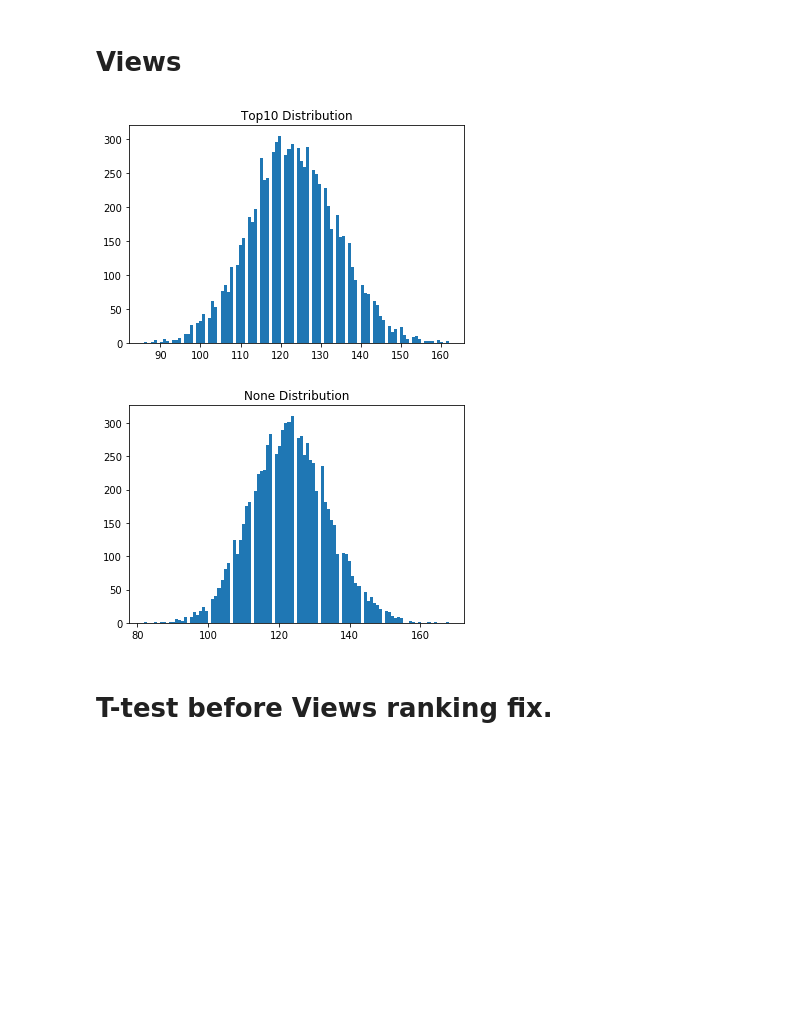
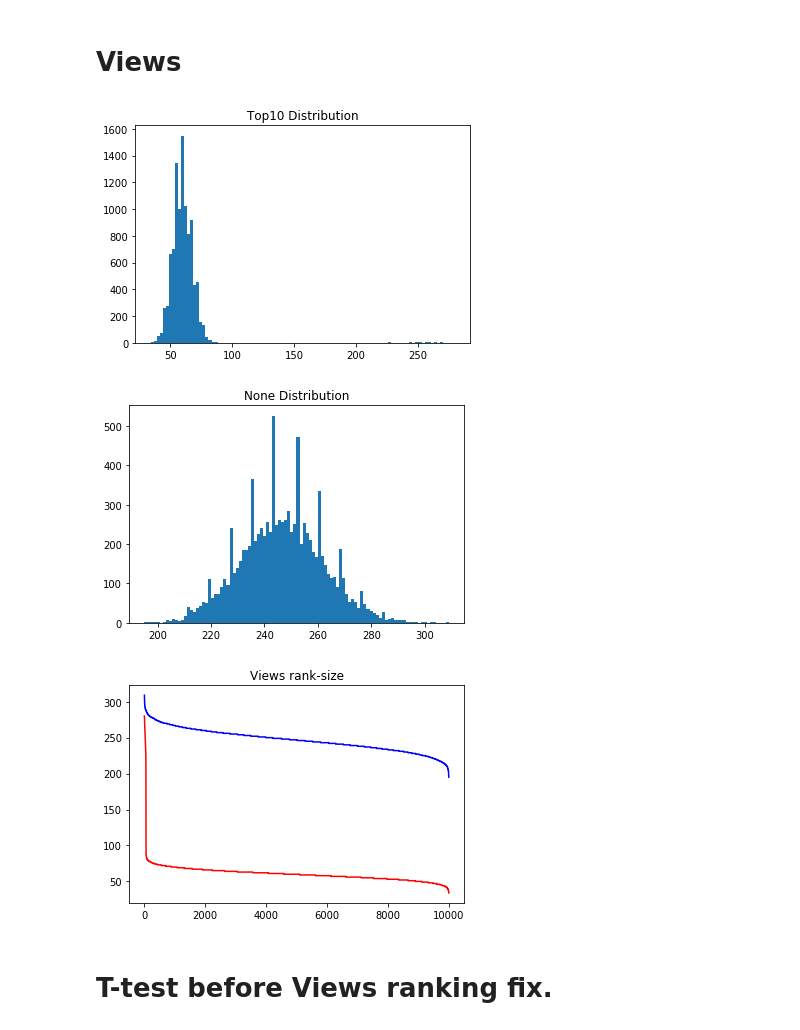
Before and after one commit to Andrelhu/Diversity-on-RecSys, a Jupyter notebook: Statistical Tests for Simulation Results.ipynb, the cells around one changed output. Cells and saved outputs as stored; diff of their text form; code cells hidden in the pictures; blank space fills up the shorter version.

```diff
--- a/Statistical Tests for Simulation Results.ipynb
+++ b/Statistical Tests for Simulation Results.ipynb
@@ -8,8 +8,8 @@ import matplotlib.pyplot as plt
 # %% [markdown]
 # Extract for T-test
 # %%
-population = 4000
-library = 800
+population = 10000
+library = 1000
 simulations = 10
 steps = 50
 filterbegins = 10
@@ -75,20 +76,28 @@ plt.show()
 # %%
 top10_v = get_parameter_filter(ifilter,1,df_top10)
 top10_v.sort(reverse=True)
 
 none_v = get_parameter_filter(ifilter,1,df_none)
 none_v.sort(reverse=True)
 
 plt.title('Top10 Distribution')
 plt.hist(top10_v,bins=100)
 plt.show()
 
 plt.title('None Distribution')
 plt.hist(none_v,bins=100)
 plt.show()
+
+none_v.sort(reverse=True)
+top10_v.sort(reverse=True)
+plt.plot(none_v,label='None',c='b')
+plt.plot(top10_v,label='None',c='r')
+plt.title('Views rank-size')
+plt.show()
 # %% [output]
-[figure, old version]
+[figure, new version]
-[figure, old version]
+[figure, new version]
+[figure, added]
 # %% [markdown]
 # T-test before Views ranking fix.
 # %%
```
Also changed, not shown: parts of 4 cells of this notebook, 1 other file.
